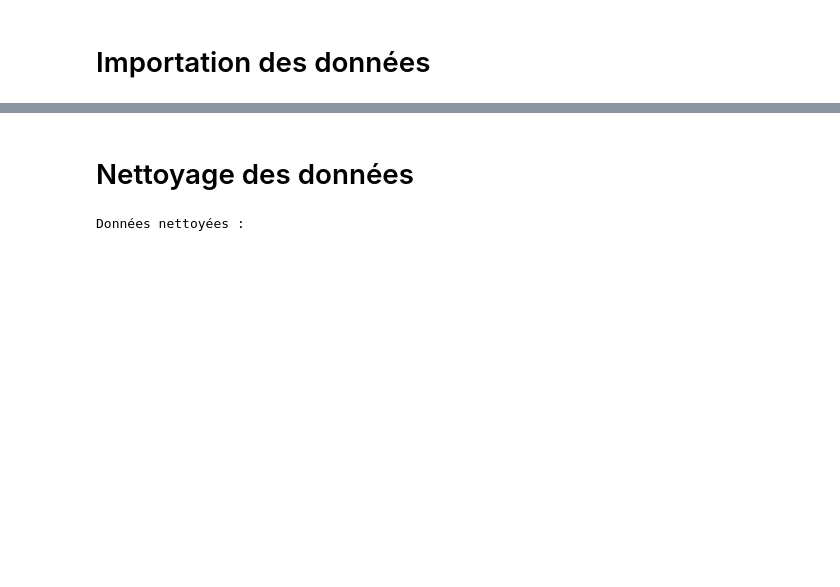
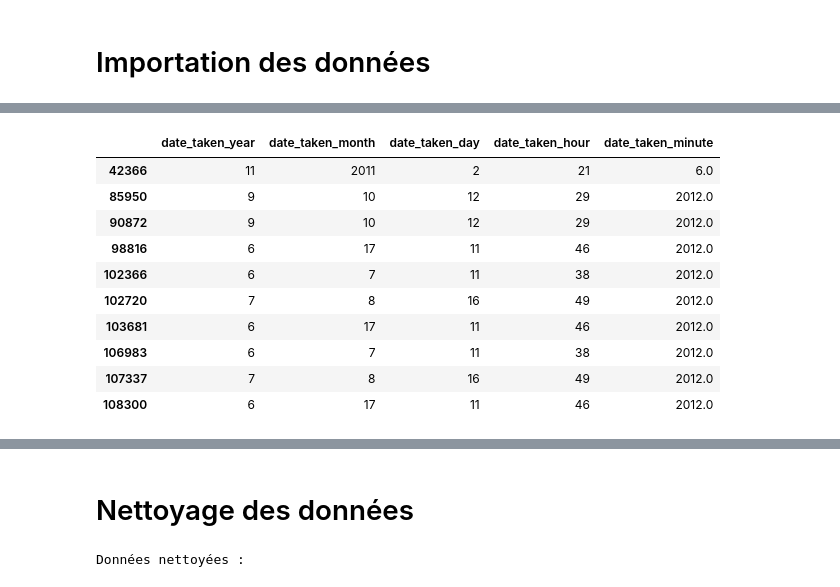
Before and after one commit to nathanvanneste/GrandLyon-DataMiningProject, a Jupyter notebook: Projet.ipynb, the cells around one changed output, grey strips where cells are left out. Drawn from its saved outputs; the diff is of its cells as text; code cells hidden in the pictures; blank space fills up the shorter version.

```diff
--- a/Projet.ipynb
+++ b/Projet.ipynb
@@ -48,0 +88,67 @@ Pourcentage de données supprimées : 68.60%
+# %%
+# Analyse profonde des données incohérentes
+print("Analyse des données incohérentes :")
+print(f"Colonnes disponibles : {list(df_incoherentes.columns)}")
+
+# Statistiques descriptives des colonnes de date pour les incohérentes
+print("\nStatistiques des colonnes de date dans les données incohérentes :")
+date_cols = ['date_taken_year', 'date_taken_month', 'date_taken_day', 'date_taken_hour', 'date_taken_minute']
+print(df_incoherentes[date_cols].describe())
+
+# Vérifier les types de données
+print("\nTypes de données dans df_incoherentes :")
+print(df_incoherentes[date_cols].dtypes)
+
+# Examiner quelques exemples spécifiques
+print("\nExemples de lignes incohérentes (premières 10) :")
+display(df_incoherentes[date_cols].head(10))
+
+# Chercher des patterns : par exemple, heures >23, voir si elles pourraient être des minutes
+heures_sup_23 = df_incoherentes[df_incoherentes['date_taken_hour'] > 23]
+print(f"\nLignes avec heure >23 : {len(heures_sup_23)}")
+if len(heures_sup_23) > 0:
+    print("Valeurs d'heure >23 :")
+    print(heures_sup_23['date_taken_hour'].unique())
+    print("Exemples :")
+    display(heures_sup_23[['date_taken_year', 'date_taken_month', 'date_taken_day', 'date_taken_hour', 'date_taken_minute']].head(5))
+
+# Mois >12
+mois_sup_12 = df_incoherentes[df_incoherentes['date_taken_month'] > 12]
+print(f"\nLignes avec mois >12 : {len(mois_sup_12)}")
+if len(mois_sup_12) > 0:
+    print("Valeurs de mois >12 :")
+    print(mois_sup_12['date_taken_month'].unique())
+    print("Exemples :")
+    display(mois_sup_12[['date_taken_year', 'date_taken_month', 'date_taken_day', 'date_taken_hour', 'date_taken_minute']].head(5))
+
+# Jours >31
+jours_sup_31 = df_incoherentes[df_incoherentes['date_taken_day'] > 31]
+print(f"\nLignes avec jour >31 : {len(jours_sup_31)}")
+if len(jours_sup_31) > 0:
+    print("Valeurs de jour >31 :")
+    print(jours_sup_31['date_taken_day'].unique())
+    print("Exemples :")
+    display(jours_sup_31[['date_taken_year', 'date_taken_month', 'date_taken_day', 'date_taken_hour', 'date_taken_minute']].head(5))
+
+# Vérifier si les valeurs semblent décalées (par exemple, heure dans minute, etc.)
+print("\nVérification de décalage possible :")
+# Par exemple, si heure >23, voir si minute est valide
+if len(heures_sup_23) > 0:
+    print("Pour les heures >23, vérifier les minutes :")
+    print(heures_sup_23['date_taken_minute'].describe())
+
+# De même pour mois
+if len(mois_sup_12) > 0:
+    print("Pour les mois >12, vérifier les jours :")
+    print(mois_sup_12['date_taken_day'].describe())
+
+# Chercher des NaN ou valeurs manquantes
+print(f"\nNombre de NaN par colonne dans les incohérentes :")
+print(df_incoherentes[date_cols].isnull().sum())
+
+# Voir si les valeurs sont des floats ou strings étranges
+print("\nExemples de valeurs uniques pour diagnostiquer :")
+for col in date_cols:
+    unique_vals = df_incoherentes[col].dropna().unique()
+    print(f"{col} : {unique_vals[:10]}... (total unique: {len(unique_vals)})")  # Premiers 10 pour aperçu
+# %% [output]
@@ -48,0 +172,11 @@ Pourcentage de données supprimées : 68.60%
+|  | date_taken_year | date_taken_month | date_taken_day | date_taken_hour | date_taken_minute |
+| 42366 | 11 | 2011 | 2 | 21 | 6.0 |
+| 85950 | 9 | 10 | 12 | 29 | 2012.0 |
+| 90872 | 9 | 10 | 12 | 29 | 2012.0 |
+| 98816 | 6 | 17 | 11 | 46 | 2012.0 |
+| 102366 | 6 | 7 | 11 | 38 | 2012.0 |
+| 102720 | 7 | 8 | 16 | 49 | 2012.0 |
+| 103681 | 6 | 17 | 11 | 46 | 2012.0 |
+| 106983 | 6 | 7 | 11 | 38 | 2012.0 |
+| 107337 | 7 | 8 | 16 | 49 | 2012.0 |
+| 108300 | 6 | 17 | 11 | 46 | 2012.0 |
```
Also changed, not shown: parts of 11 cells of this notebook, 1 other file.
